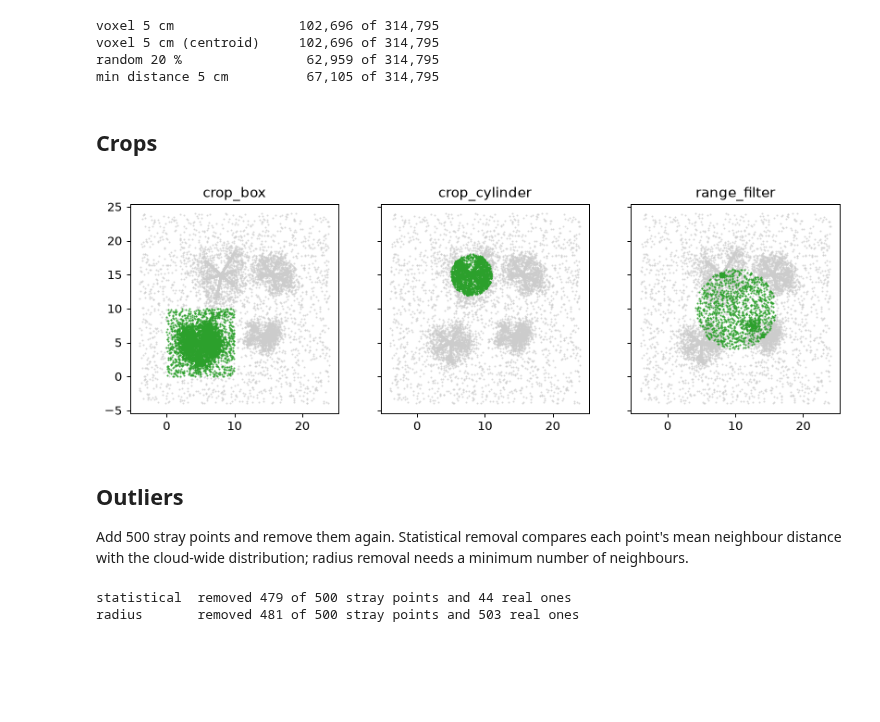
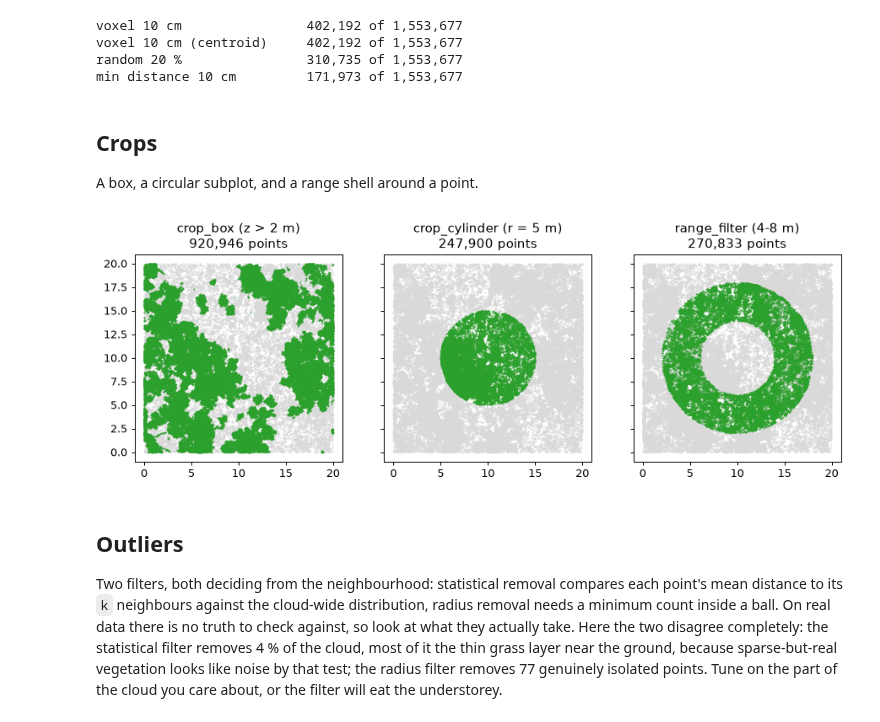
Before and after one commit to UQ-EORC/Sylva, a Jupyter notebook: docs/examples/02_filtering.ipynb, the cells around one changed output. Drawn from its saved outputs; the diff is of its cells as text; code cells hidden in the pictures; blank space fills up the shorter version.

```diff
--- a/docs/examples/02_filtering.ipynb
+++ b/docs/examples/02_filtering.ipynb
@@ -5,10 +6,13 @@ Thinning, cropping, outlier removal and local geometry from `sylva.filters`.
 # %%
+from pathlib import Path
+
 import numpy as np
 import matplotlib.pyplot as plt
 import sylva
 from sylva import synthetic
 
+DATA = Path("data")          # the Litchfield tile, cut by make_litch_subset.py
 plt.rcParams.update({"figure.dpi": 90, "figure.figsize": (7, 4), "axes.grid": False})
 from sylva import filters
 
-cloud = synthetic.forest()
+cloud = sylva.read(DATA / "litch_tile.laz")
@@ -17,45 +26,42 @@ cloud = synthetic.forest()
 # %%
 thin = {
-    "voxel 5 cm": filters.voxel_downsample(cloud, 0.05),
-    "voxel 5 cm (centroid)": filters.voxel_downsample(cloud, 0.05, method="centroid"),
+    "voxel 10 cm": filters.voxel_downsample(cloud, 0.10),
+    "voxel 10 cm (centroid)": filters.voxel_downsample(cloud, 0.10, method="centroid"),
     "random 20 %": filters.random_subsample(cloud, fraction=0.2),
-    "min distance 5 cm": filters.min_distance_subsample(cloud, 0.05),
+    "min distance 10 cm": filters.min_distance_subsample(cloud, 0.10),
 }
 for k, v in thin.items():
-    print(f"{k:24s} {len(v):>8,} of {len(cloud):,}")
+    print(f"{k:24s} {len(v):>9,} of {len(cloud):,}")
 # %% [output]
-voxel 5 cm                102,696 of 314,795
-voxel 5 cm (centroid)     102,696 of 314,795
-random 20 %                62,959 of 314,795
-min distance 5 cm          67,105 of 314,795
+voxel 10 cm                402,192 of 1,553,677
+voxel 10 cm (centroid)     402,192 of 1,553,677
+random 20 %                310,735 of 1,553,677
+min distance 10 cm         171,973 of 1,553,677
-# %% [markdown]
-## Crops
+# %% [markdown]
+## Crops
+
+A box, a circular subplot, and a range shell around a point.
 # %%
-box = filters.crop_box(cloud, (0, 0, -1), (10, 10, 30))
-cyl = filters.crop_cylinder(cloud, (8.0, 15.0), radius=3.0)
-near = filters.range_filter(cloud, origin=(10, 10, 1.5), max_range=6.0)
-fig, ax = plt.subplots(1, 3, figsize=(11, 3.6), sharex=True, sharey=True)
-for a, (name, c) in zip(ax, {"crop_box": box, "crop_cylinder": cyl, "range_filter": near}.items()):
-    a.scatter(cloud.x[::20], cloud.y[::20], s=0.2, c="0.8")
-    a.scatter(c.x[::5], c.y[::5], s=0.3, c="C2")
-    a.set(title=name, aspect="equal")
+box = filters.crop_box(cloud, (0, 0, 2.0), (20, 20, None))          # everything above 2 m
+plot = filters.crop_cylinder(cloud, (10.0, 10.0), radius=5.0)       # a 5 m radius subplot
+shell = filters.range_filter(cloud, origin=(10, 10, 1.0), min_range=4.0, max_range=8.0)
+fig, ax = plt.subplots(1, 3, figsize=(12, 3.8), sharex=True, sharey=True)
+for a, (name, c) in zip(ax, {"crop_box (z > 2 m)": box, "crop_cylinder (r = 5 m)": plot,
+                             "range_filter (4-8 m)": shell}.items()):
+    a.scatter(cloud.x[::20], cloud.y[::20], s=0.2, c="0.85")
+    a.scatter(c.x[::8], c.y[::8], s=0.2, c="C2")
+    a.set(title=f"{name}\n{len(c):,} points", aspect="equal")
 # %% [output]
-[figure, old version]
+[figure, new version]
-# %% [markdown]
-## Outliers
-
-Add 500 stray points and remove them again. Statistical removal compares each point's mean neighbour distance with the cloud-wide distribution; radius removal needs a minimum number of neighbours.
-# %%
-rng = np.random.default_rng(1)
-lo, hi = cloud.bounds
-noise = rng.uniform(lo, hi + [0, 0, 5], (500, 3))
-noisy = sylva.PointCloud(np.vstack([cloud.xyz, noise]))
-is_noise = np.arange(len(noisy)) >= len(cloud)
-
-sor = filters.statistical_outlier_removal(noisy, k=8, std_ratio=2.0, return_mask=True)
-ror = filters.radius_outlier_removal(noisy, radius=0.25, min_neighbors=4, return_mask=True)
-for name, keep in (("statistical", sor), ("radius", ror)):
-    print(f"{name:12s} removed {np.sum(~keep & is_noise)} of 500 stray points and {np.sum(~keep & ~is_noise)} real ones")
-# %% [output]
-statistical  removed 479 of 500 stray points and 44 real ones
-radius       removed 481 of 500 stray points and 503 real ones
+# %% [markdown]
+## Outliers
+
+Two filters, both deciding from the neighbourhood: statistical removal compares
+each point's mean distance to its `k` neighbours against the cloud-wide
+distribution, radius removal needs a minimum count inside a ball. On real data there is no
+truth to check against, so look at what they actually take. Here the two
+disagree completely: the statistical filter removes 4 % of the cloud, most of
+it the thin grass layer near the ground, because sparse-but-real vegetation
+looks like noise by that test; the radius filter removes 77 genuinely isolated
+points. Tune on the part of the cloud you care about, or the filter will eat
+the understorey.
```
Also changed, not shown: parts of 10 cells of this notebook, 14 other files.
